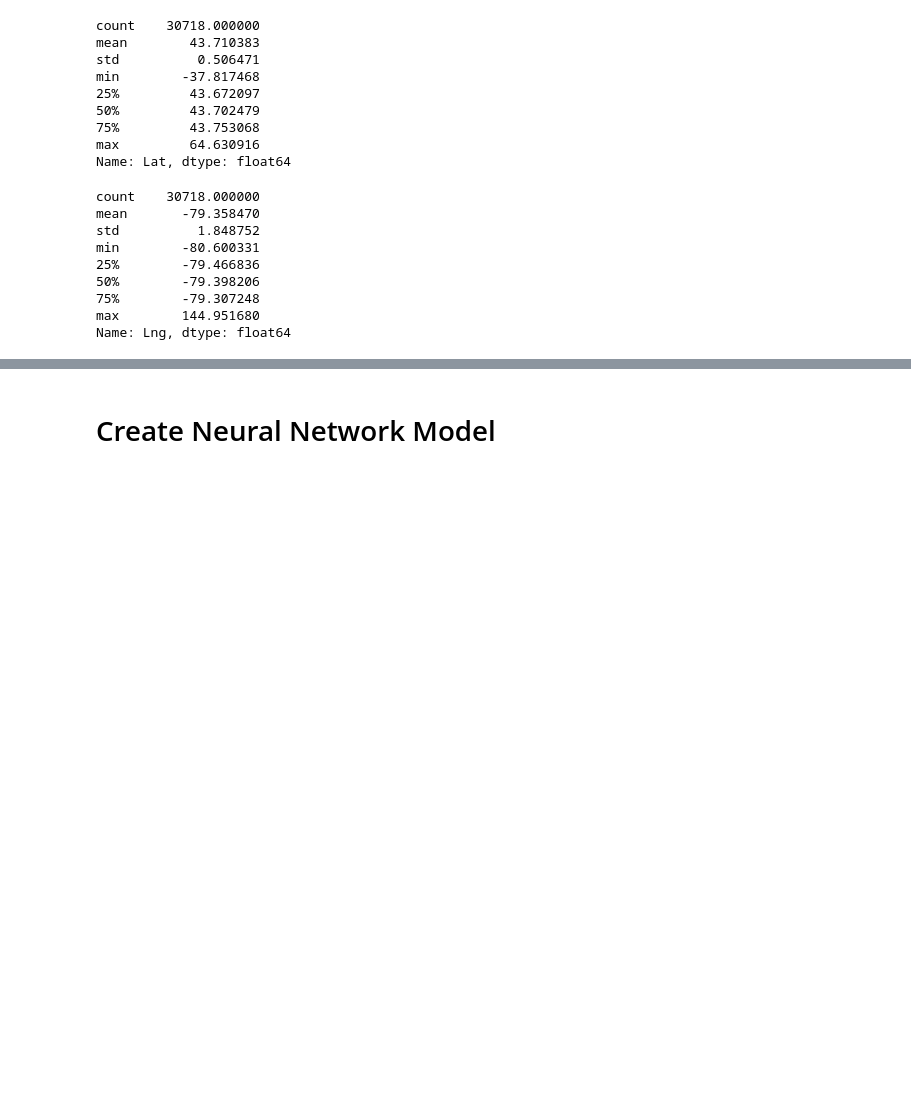
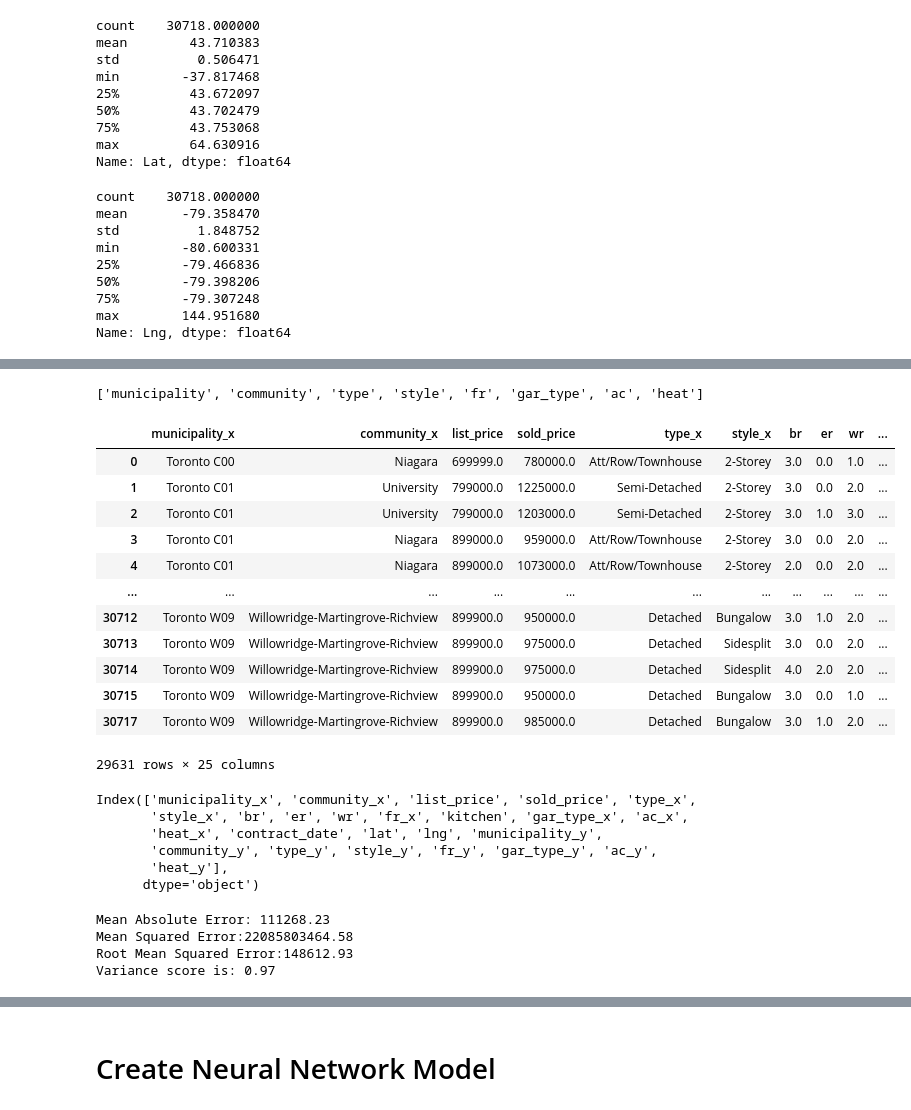
Before and after one commit to Realestate-Module-Predictions/Real_estate, a Jupyter notebook: Analysis.ipynb, the cells around one changed output, grey strips where cells are left out. Cells and saved outputs as stored; diff of their text form; code cells hidden in the pictures; blank space fills up the shorter version.

```diff
--- a/Analysis.ipynb
+++ b/Analysis.ipynb
@@ -800,0 +913,41 @@ Name: Lng, dtype: float64
+# %%
+cat_db = df_dbase.dtypes[df_dbase.dtypes == "object"].index.tolist()
+cat_db
+# %% [output]
+['municipality', 'community', 'type', 'style', 'fr', 'gar_type', 'ac', 'heat']
+# %%
+# define ordinal encoding
+from sklearn.preprocessing import OrdinalEncoder
+enc_db = OrdinalEncoder()
+# transform data
+# Fit and transform the OneHotEncoder using the categorical variable list
+encode_df_db = pd.DataFrame(enc_db.fit_transform(df_dbase[cat_db]))
+
+# Add the encoded variable names to the DataFrame
+encode_df_db.columns = df_dbase[cat_db].columns
+
+final_db = df_dbase.merge(encode_df_db,left_index=True, right_index=True)
+final_db
+# %% [output]
+|  | municipality_x | community_x | list_price | sold_price | type_x | style_x | br | er | wr | ... |
+| 0 | Toronto C00 | Niagara | 699999.0 | 780000.0 | Att/Row/Townhouse | 2-Storey | 3.0 | 0.0 | 1.0 | ... |
+| 1 | Toronto C01 | University | 799000.0 | 1225000.0 | Semi-Detached | 2-Storey | 3.0 | 0.0 | 2.0 | ... |
+| 2 | Toronto C01 | University | 799000.0 | 1203000.0 | Semi-Detached | 2-Storey | 3.0 | 1.0 | 3.0 | ... |
+| 3 | Toronto C01 | Niagara | 899000.0 | 959000.0 | Att/Row/Townhouse | 2-Storey | 3.0 | 0.0 | 2.0 | ... |
+| 4 | Toronto C01 | Niagara | 899000.0 | 1073000.0 | Att/Row/Townhouse | 2-Storey | 2.0 | 0.0 | 2.0 | ... |
+| ... | ... | ... | ... | ... | ... | ... | ... | ... | ... | ... |
+| 30712 | Toronto W09 | Willowridge-Martingrove-Richview | 899900.0 | 950000.0 | Detached | Bungalow | 3.0 | 1.0 | 2.0 | ... |
+| 30713 | Toronto W09 | Willowridge-Martingrove-Richview | 899900.0 | 975000.0 | Detached | Sidesplit | 3.0 | 0.0 | 2.0 | ... |
+| 30714 | Toronto W09 | Willowridge-Martingrove-Richview | 899900.0 | 975000.0 | Detached | Sidesplit | 4.0 | 2.0 | 2.0 | ... |
+| 30715 | Toronto W09 | Willowridge-Martingrove-Richview | 899900.0 | 950000.0 | Detached | Bungalow | 3.0 | 0.0 | 1.0 | ... |
+| 30717 | Toronto W09 | Willowridge-Martingrove-Richview | 899900.0 | 985000.0 | Detached | Bungalow | 3.0 | 1.0 | 2.0 | ... |
+29631 rows × 25 columns
+# %%
+final_db.columns
+# %% [output]
+Index(['municipality_x', 'community_x', 'list_price', 'sold_price', 'type_x',
+       'style_x', 'br', 'er', 'wr', 'fr_x', 'kitchen', 'gar_type_x', 'ac_x',
+       'heat_x', 'contract_date', 'lat', 'lng', 'municipality_y',
+       'community_y', 'type_y', 'style_y', 'fr_y', 'gar_type_y', 'ac_y',
+       'heat_y'],
+      dtype='object')
@@ -800,0 +973,20 @@ Name: Lng, dtype: float64
+# %%
+#Liner Regression
+from sklearn.linear_model import LinearRegression
+regressor = LinearRegression()
+regressor.fit(X_train_scaled, y_train)
+
+y_predd = regressor.predict(X_test_scaled)
+
+from sklearn import metrics
+import numpy as np
+
+print('Mean Absolute Error: {:.2f}'.format(metrics.mean_absolute_error(y_test, y_predd)))
+print('Mean Squared Error:{:.2f}'.format(metrics.mean_squared_error(y_test, y_predd)))
+print('Root Mean Squared Error:{:.2f}'.format(np.sqrt(metrics.mean_squared_error(y_test, y_predd))))
+print('Variance score is: {:.2f}'.format(metrics.explained_variance_score(y_test,y_predd)))
+# %% [output]
+Mean Absolute Error: 111268.23
+Mean Squared Error:22085803464.58
+Root Mean Squared Error:148612.93
+Variance score is: 0.97
```
Also changed, not shown: parts of 11 cells of this notebook.
